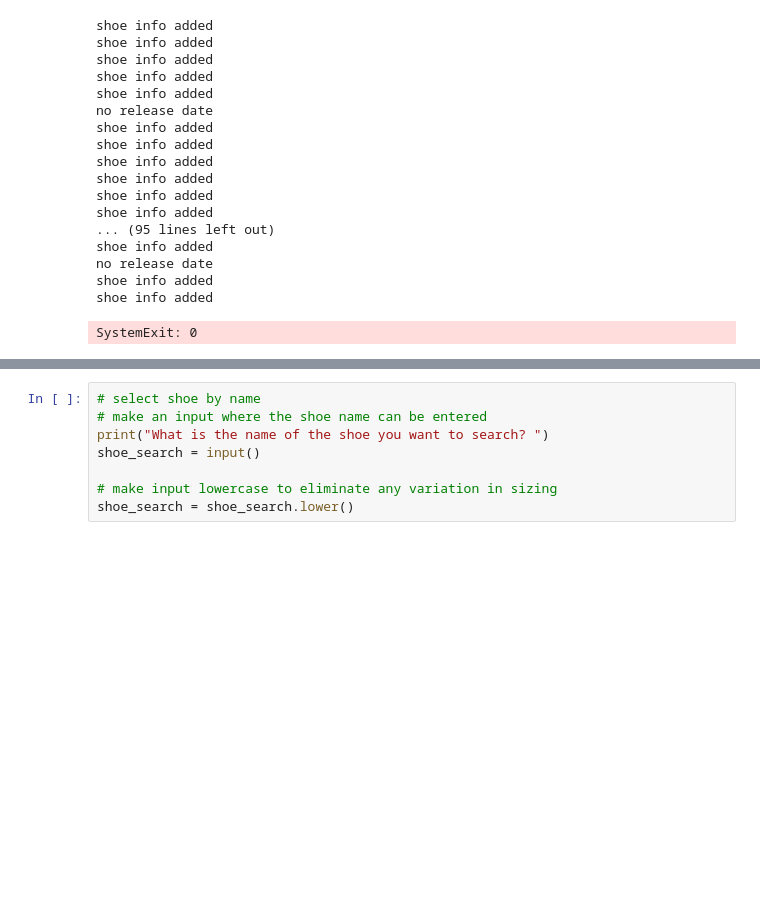
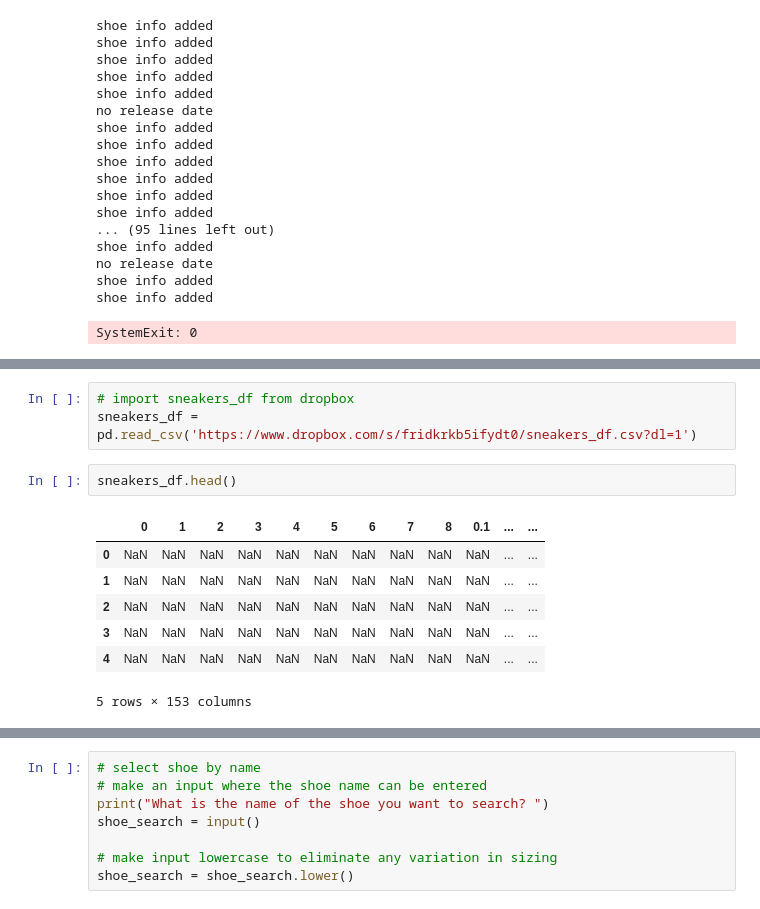
Before and after one commit to gabriellavinco/Sneaker_Data_Analysis_and_Prediction, a Jupyter notebook: Sneakers_Notebooks/StockX Scraping/sneaker_scraping.ipynb, the cells around one changed output, grey strips where cells are left out. Drawn from its saved outputs; the diff is of its cells as text; blank space fills up the shorter version.

```diff
--- a/Sneakers_Notebooks/StockX Scraping/sneaker_scraping.ipynb
+++ b/Sneakers_Notebooks/StockX Scraping/sneaker_scraping.ipynb
@@ -178,0 +174,13 @@ round2.to_csv (r'/Users/gabbyvinco/Desktop/sneakers_df.csv', index = False, head
+# %%
+# import sneakers_df from dropbox
+sneakers_df = pd.read_csv('https://www.dropbox.com/s/fridkrkb5ifydt0/sneakers_df.csv?dl=1')
+# %%
+sneakers_df.head()
+# %% [output]
+|  | 0 | 1 | 2 | 3 | 4 | 5 | 6 | 7 | 8 | 0.1 | ... | ... |
+| 0 | NaN | NaN | NaN | NaN | NaN | NaN | NaN | NaN | NaN | NaN | ... | ... |
+| 1 | NaN | NaN | NaN | NaN | NaN | NaN | NaN | NaN | NaN | NaN | ... | ... |
+| 2 | NaN | NaN | NaN | NaN | NaN | NaN | NaN | NaN | NaN | NaN | ... | ... |
+| 3 | NaN | NaN | NaN | NaN | NaN | NaN | NaN | NaN | NaN | NaN | ... | ... |
+| 4 | NaN | NaN | NaN | NaN | NaN | NaN | NaN | NaN | NaN | NaN | ... | ... |
+5 rows × 153 columns
```
Also changed, not shown: parts of 44 cells of this notebook, 2 other files.
